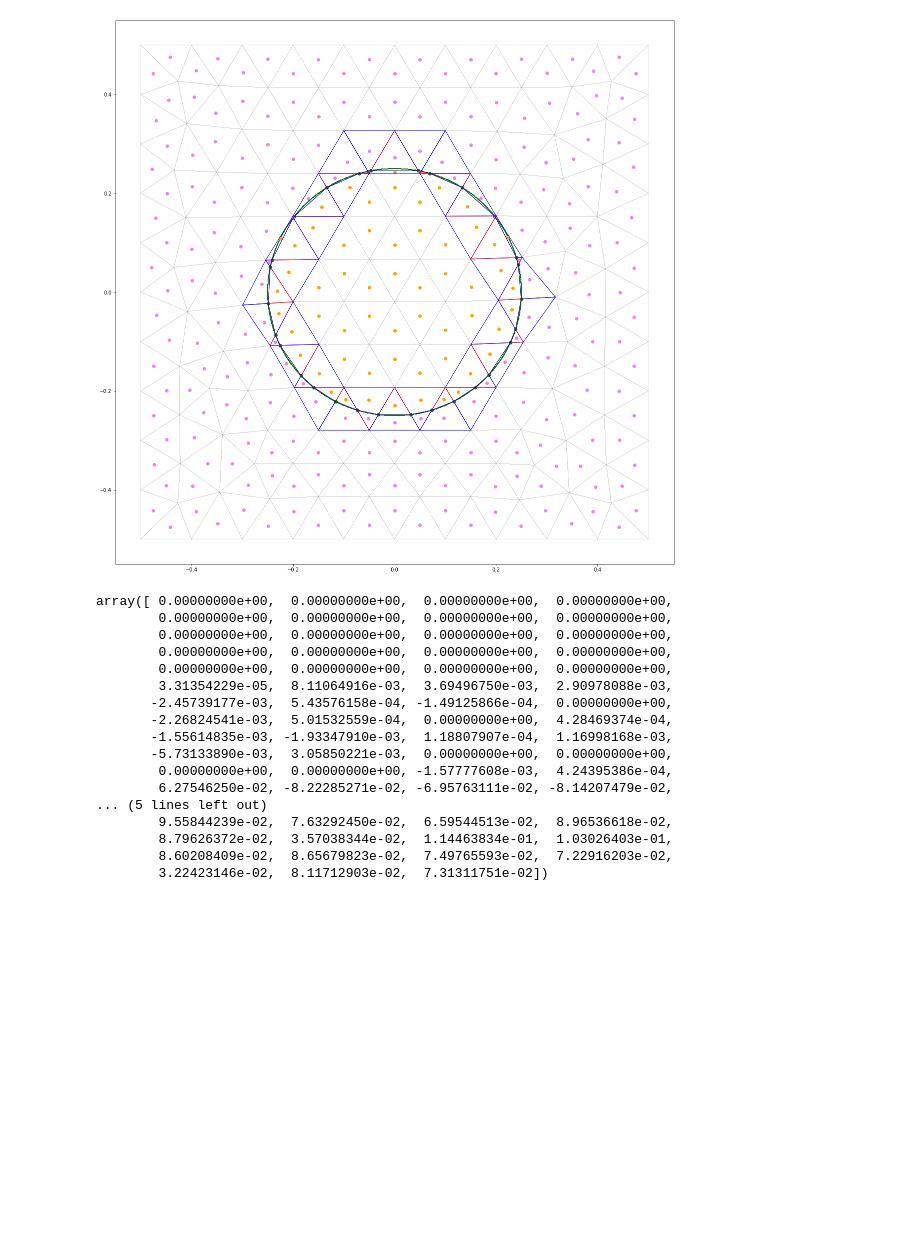
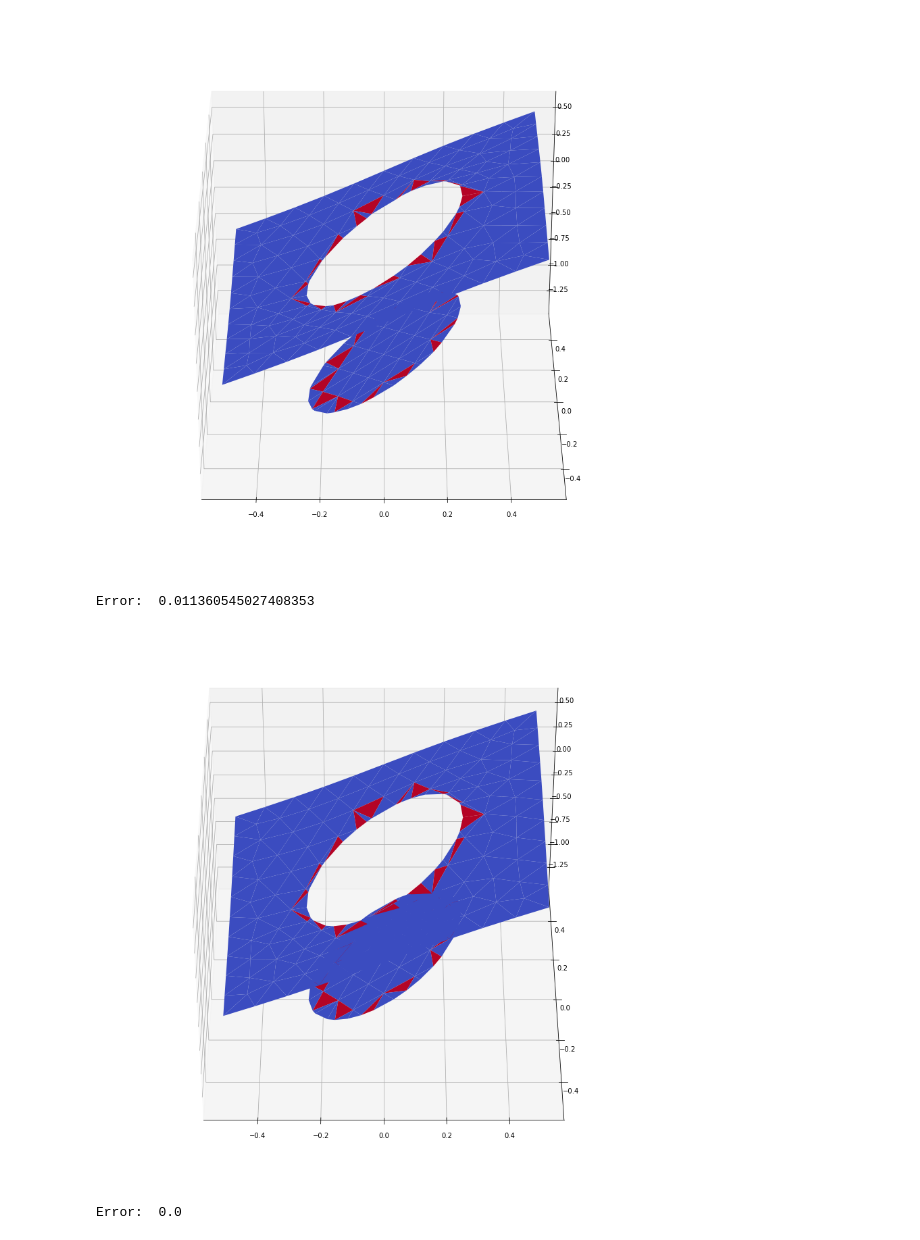
Before and after one commit to aurelio-spadotto/notebooks, a Jupyter notebook: brokenmesh_convergence.ipynb, the cells around one changed output. Drawn from its saved outputs; the diff is of its cells as text; code cells hidden in the pictures; blank space fills up the shorter version.

Commit message:
in brokenmesh_convergence now you can directly call the solver for a given filename, and perform a convergence study
after displacing nasty points now convergence in L0 norm for Matthieu testcase

```diff
--- a/brokenmesh_convergence.ipynb
+++ b/brokenmesh_convergence.ipynb
@@ -4,0 +29,2 @@ import matplotlib.pyplot as plt
+# %%
+mesh = ddr.load_square_mesh("square_L1_N10.msh")
@@ -5,51 +52,20 @@ import matplotlib.pyplot as plt
 # %%
-# data
-rho = 0.25
-sigma_in = 0.1
-sigma_ex = 1
-phi_datum = lambda x,y: 1.0 # first interface data
-                            # second interface data (0)
-u_ref = lambda x,y: y       # boundary data
-                            # source term (0)
-eta = 1e6                   # stability parameter
-# load mesh
-mesh = ddr.load_square_mesh(filename="square_L1_N5.msh")
-#mesh = ddr.load_square_mesh(filename="/home/aspadotto/meshes/square.msh")
-# break mesh
-ddr.break_mesh(mesh, rho)
-# assemble system
-G = ddr.assemble_G(mesh, sigma_in,sigma_ex)
-S = ddr.assemble_S(mesh)
-M_gamma = ddr.assemble_M_gamma(mesh,sigma_in,sigma_ex)
-N_gamma = ddr.assemble_N_gamma(mesh)
-b_phi = ddr.assemble_b_phi(mesh,phi_datum)
-# define system, apply bc conds an solve
-A = G+S+eta*N_gamma-np.transpose(M_gamma) # system matrix
-b = eta*b_phi
-[A, b] = ddr.impose_bc(mesh, A, b, u_ref)
-u = np.linalg.solve(A, b)
-# calculate error
+# solve for a given mesh
+meshname = "square_L1_N10"
+#meshname = "/home/aspadotto/meshes/square"
+[mesh, G, S, M_gamma, N_gamma, b_phi, A, b, u, err] = \
+        ddr.solve_problem(meshname+".msh", meshname+".vtk", \
+                          rho, ref_sol, sigma_in, sigma_ex, eta, phi_datum)
-# %%
-ddr.visualize_mesh(mesh,rho)
-# %% [output]
-[figure, removed]
-# %%
-b_phi
-# %% [output]
-array([ 0.00000000e+00,  0.00000000e+00,  0.00000000e+00,  0.00000000e+00,
-        0.00000000e+00,  0.00000000e+00,  0.00000000e+00,  0.00000000e+00,
-        0.00000000e+00,  0.00000000e+00,  0.00000000e+00,  0.00000000e+00,
-        0.00000000e+00,  0.00000000e+00,  0.00000000e+00,  0.00000000e+00,
-        0.00000000e+00,  0.00000000e+00,  0.00000000e+00,  0.00000000e+00,
-        3.31354229e-05,  8.11064916e-03,  3.69496750e-03,  2.90978088e-03,
-       -2.45739177e-03,  5.43576158e-04, -1.49125866e-04,  0.00000000e+00,
-       -2.26824541e-03,  5.01532559e-04,  0.00000000e+00,  4.28469374e-04,
-       -1.55614835e-03, -1.93347910e-03,  1.18807907e-04,  1.16998168e-03,
-       -5.73133890e-03,  3.05850221e-03,  0.00000000e+00,  0.00000000e+00,
-        0.00000000e+00,  0.00000000e+00, -1.57777608e-03,  4.24395386e-04,
-        6.27546250e-02, -8.22285271e-02, -6.95763111e-02, -8.14207479e-02,
-... (5 lines left out)
-        9.55844239e-02,  7.63292450e-02,  6.59544513e-02,  8.96536618e-02,
-        8.79626372e-02,  3.57038344e-02,  1.14463834e-01,  1.03026403e-01,
-        8.60208409e-02,  8.65679823e-02,  7.49765593e-02,  7.22916203e-02,
-        3.22423146e-02,  8.11712903e-02,  7.31311751e-02])
+# %%
+ddr.plot_solution(mesh, u, elevation=30, azimuth=-90)
+print ("Error: ", ddr.calc_L0_error(mesh,u,ref_sol))
+# %% [output]
+[figure, added]
+Error:  0.011360545027408353
+# %%
+u_ref = np.array([ ref_sol(mesh,dof) for dof in range(mesh.Ndof)])
+ddr.plot_solution(mesh, u_ref, elevation=40, azimuth=-90)
+print ("Error: ", ddr.calc_L0_error(mesh,u_ref,ref_sol))
+# %% [output]
+[figure, added]
+Error:  0.0
```
Also changed, not shown: parts of 13 cells of this notebook, 10 other files.
